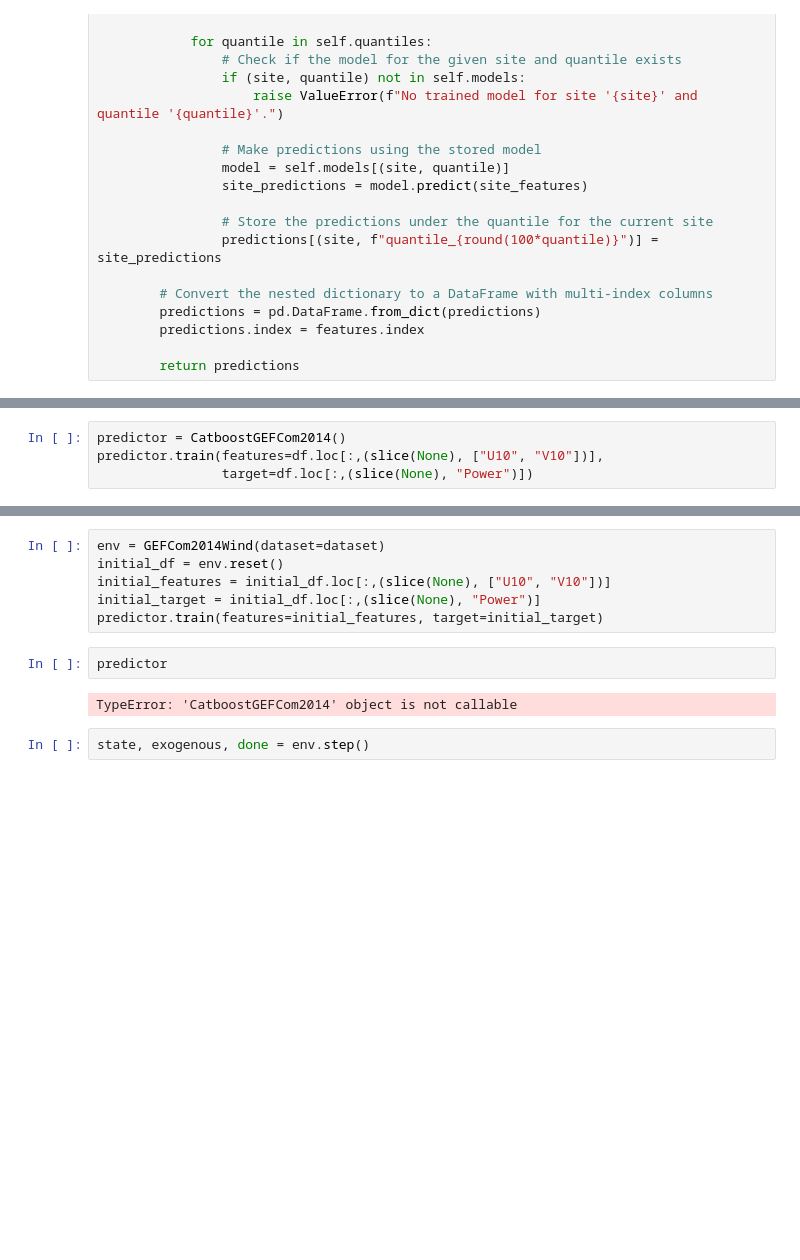
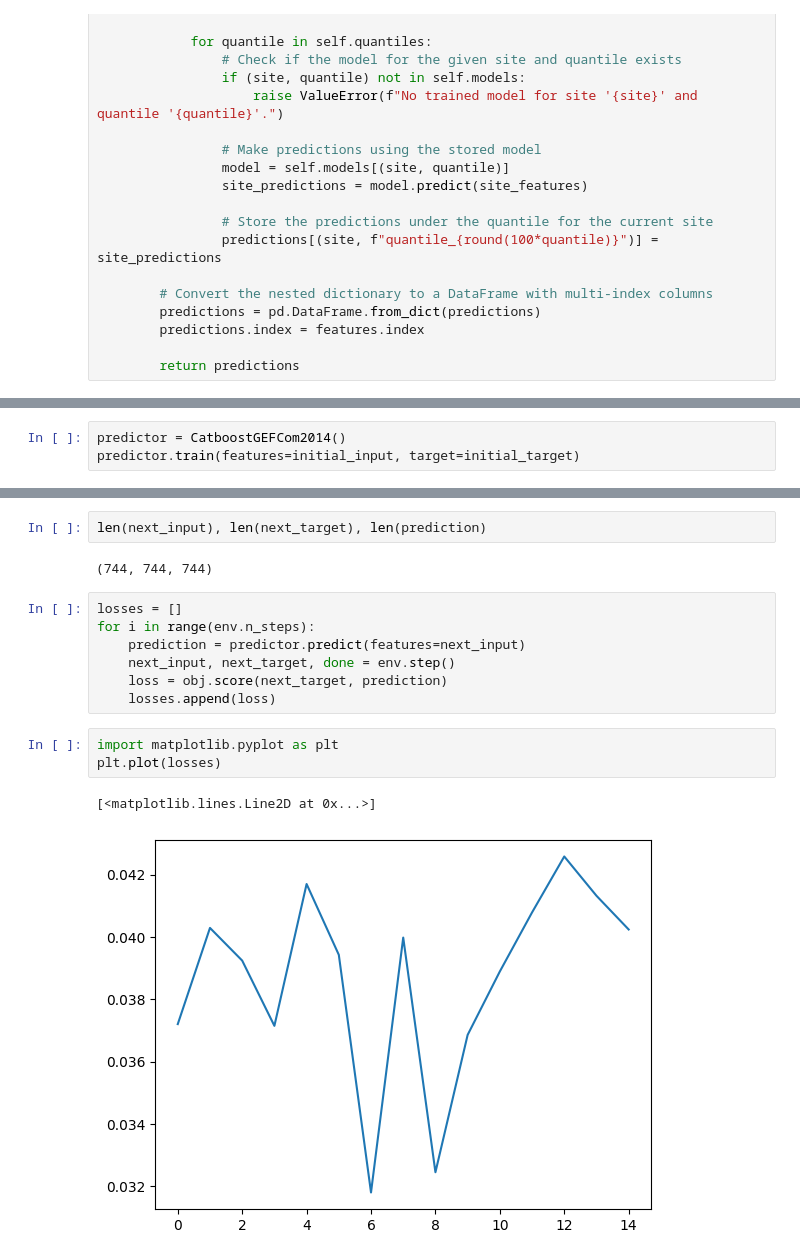
Before and after one commit to rebase-energy/treewe, a Jupyter notebook: treen/examples/gefcom2014-wind.ipynb, the cells around one changed output, grey strips where cells are left out. Saved outputs shown, nothing was run; the diff lists cells and outputs as text; blank space fills up the shorter version.

Commit message:
loop for the gefcom2014 wind example

```diff
--- a/treen/examples/gefcom2014-wind.ipynb
+++ b/treen/examples/gefcom2014-wind.ipynb
@@ -284,4 +304,3 @@ class CatboostGEFCom2014(ef.Predictor):
 # %%
 predictor = CatboostGEFCom2014()
-predictor.train(features=df.loc[:,(slice(None), ["U10", "V10"])],
-                target=df.loc[:,(slice(None), "Power")])
+predictor.train(features=initial_input, target=initial_target)
@@ -313,12 +307,17 @@ predictor.predict(features=df.loc[:,(slice(None), ["U10", "V10"])])
-# %%
-env = GEFCom2014Wind(dataset=dataset)
-initial_df = env.reset()
-initial_features = initial_df.loc[:,(slice(None), ["U10", "V10"])]
-initial_target = initial_df.loc[:,(slice(None), "Power")]
-predictor.train(features=initial_features, target=initial_target)
-# %%
-predictor
-# %% [output]
-TypeError: 'CatboostGEFCom2014' object is not callable
-# %%
-state, exogenous, done = env.step()
+# %%
+len(next_input), len(next_target), len(prediction)
+# %% [output]
+(744, 744, 744)
+# %%
+losses = []
+for i in range(env.n_steps):
+    prediction = predictor.predict(features=next_input)
+    next_input, next_target, done = env.step()
+    loss = obj.score(next_target, prediction)
+    losses.append(loss)
+# %%
+import matplotlib.pyplot as plt
+plt.plot(losses)
+# %% [output]
+[<matplotlib.lines.Line2D at 0x...>]
+[figure, added]
```
Also changed, not shown: parts of 13 cells of this notebook, 1 other file.
